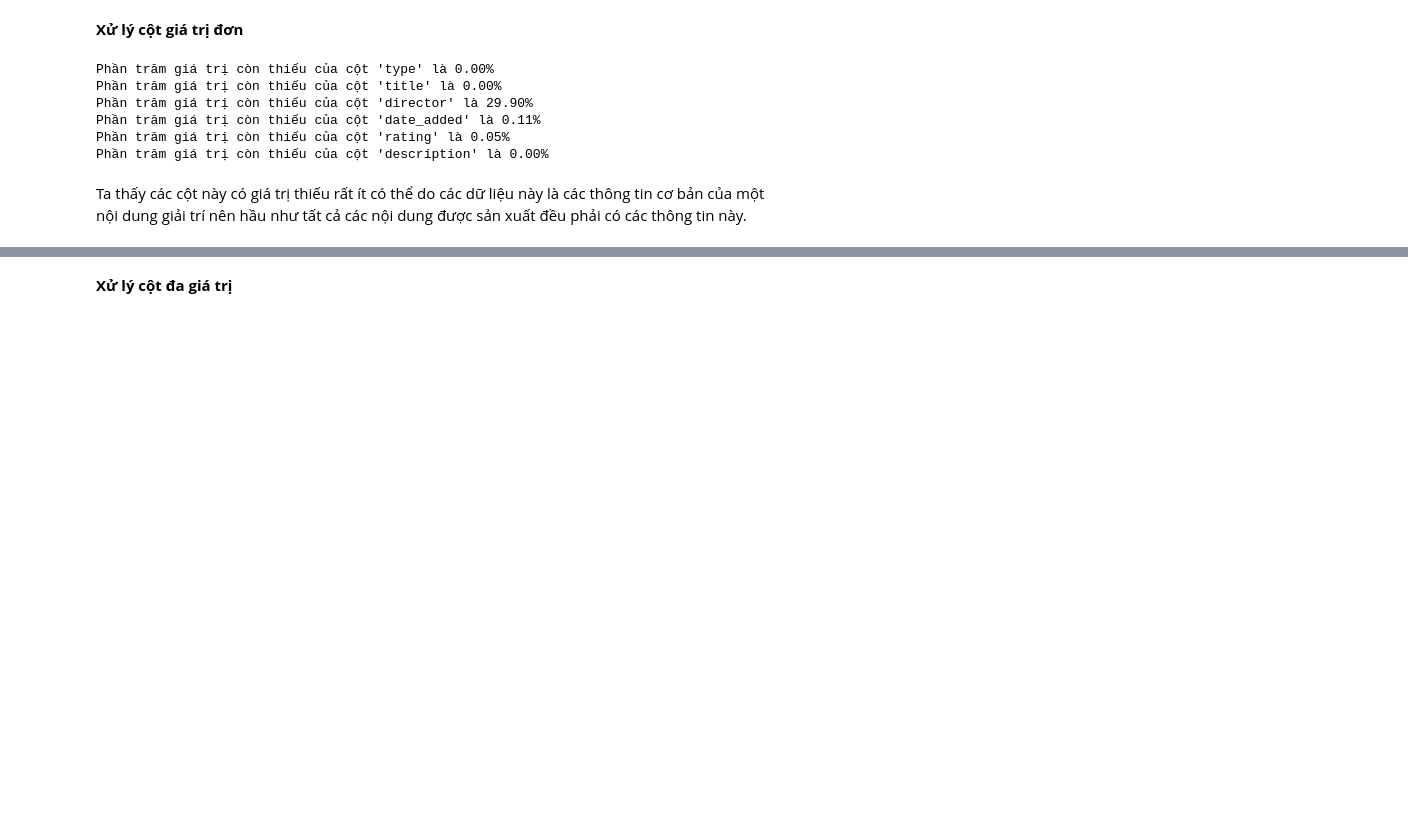
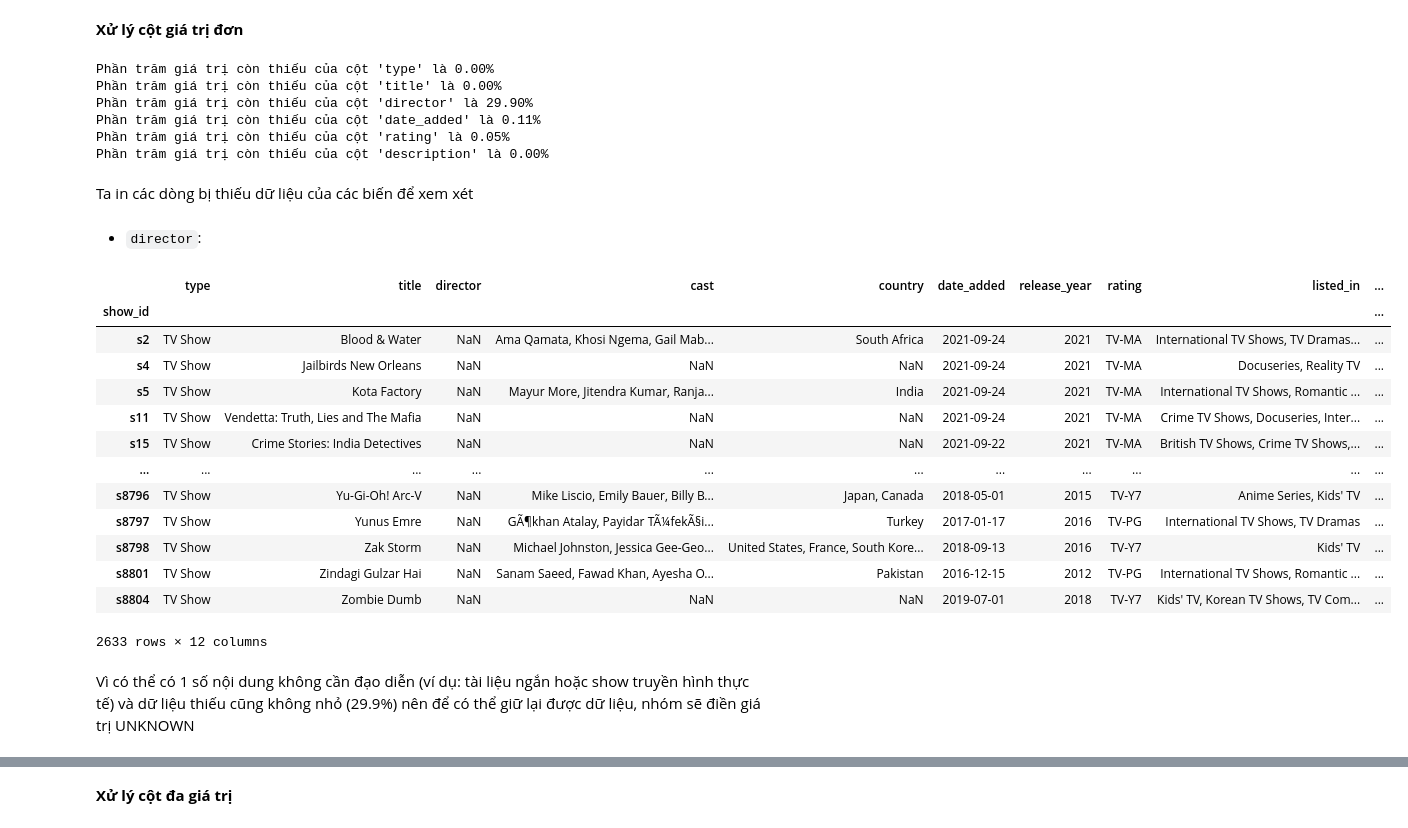
Before and after one commit to kNhung/PDS_FinalProject, a Jupyter notebook: data_exploration/data_exploration.ipynb, the cells around one changed output, grey strips where cells are left out. Saved outputs shown, nothing was run; the diff lists cells and outputs as text; code cells hidden in the pictures; blank space fills up the shorter version.

```diff
--- a/data_exploration/data_exploration.ipynb
+++ b/data_exploration/data_exploration.ipynb
@@ -262,5 +264,27 @@ Phần trăm giá trị còn thiếu của cột 'director' là 29.90%
 Phần trăm giá trị còn thiếu của cột 'date_added' là 0.11%
 Phần trăm giá trị còn thiếu của cột 'rating' là 0.05%
 Phần trăm giá trị còn thiếu của cột 'description' là 0.00%
-# %% [markdown]
-Ta thấy các cột này có giá trị thiếu rất ít có thể do các dữ liệu này là các thông tin cơ bản của một nội dung giải trí nên hầu như tất cả các nội dung được sản xuất đều phải có các thông tin này.
+# %% [markdown]
+Ta in các dòng bị thiếu dữ liệu của các biến để xem xét
+# %% [markdown]
+- `director`:
+# %%
+# Kiểm tra director
+netflix_df[netflix_df['director'].isna()]
+# %% [output]
+|  | type | title | director | cast | country | date_added | release_year | rating | listed_in | ... |
+| show_id |  |  |  |  |  |  |  |  |  | ... |
+| s2 | TV Show | Blood & Water | NaN | Ama Qamata, Khosi Ngema, Gail Mab... | South Africa | 2021-09-24 | 2021 | TV-MA | International TV Shows, TV Dramas... | ... |
+| s4 | TV Show | Jailbirds New Orleans | NaN | NaN | NaN | 2021-09-24 | 2021 | TV-MA | Docuseries, Reality TV | ... |
+| s5 | TV Show | Kota Factory | NaN | Mayur More, Jitendra Kumar, Ranja... | India | 2021-09-24 | 2021 | TV-MA | International TV Shows, Romantic ... | ... |
+| s11 | TV Show | Vendetta: Truth, Lies and The Mafia | NaN | NaN | NaN | 2021-09-24 | 2021 | TV-MA | Crime TV Shows, Docuseries, Inter... | ... |
+| s15 | TV Show | Crime Stories: India Detectives | NaN | NaN | NaN | 2021-09-22 | 2021 | TV-MA | British TV Shows, Crime TV Shows,... | ... |
+| ... | ... | ... | ... | ... | ... | ... | ... | ... | ... | ... |
+| s8796 | TV Show | Yu-Gi-Oh! Arc-V | NaN | Mike Liscio, Emily Bauer, Billy B... | Japan, Canada | 2018-05-01 | 2015 | TV-Y7 | Anime Series, Kids' TV | ... |
+| s8797 | TV Show | Yunus Emre | NaN | GÃ¶khan Atalay, Payidar TÃ¼fekÃ§i... | Turkey | 2017-01-17 | 2016 | TV-PG | International TV Shows, TV Dramas | ... |
+| s8798 | TV Show | Zak Storm | NaN | Michael Johnston, Jessica Gee-Geo... | United States, France, South Kore... | 2018-09-13 | 2016 | TV-Y7 | Kids' TV | ... |
+| s8801 | TV Show | Zindagi Gulzar Hai | NaN | Sanam Saeed, Fawad Khan, Ayesha O... | Pakistan | 2016-12-15 | 2012 | TV-PG | International TV Shows, Romantic ... | ... |
+| s8804 | TV Show | Zombie Dumb | NaN | NaN | NaN | 2019-07-01 | 2018 | TV-Y7 | Kids' TV, Korean TV Shows, TV Com... | ... |
+2633 rows × 12 columns
+# %% [markdown]
+Vì có thể có 1 số nội dung không cần đạo diễn (ví dụ: tài liệu ngắn hoặc show truyền hình thực tế) và dữ liệu thiếu cũng không nhỏ (29.9%) nên để có thể giữ lại được dữ liệu, nhóm sẽ điền giá trị UNKNOWN
```
Also changed, not shown: parts of 27 cells of this notebook, 1 other file.
